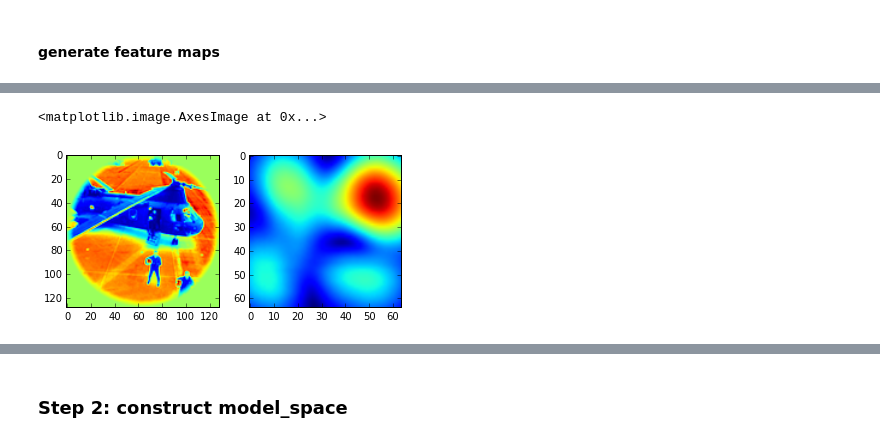
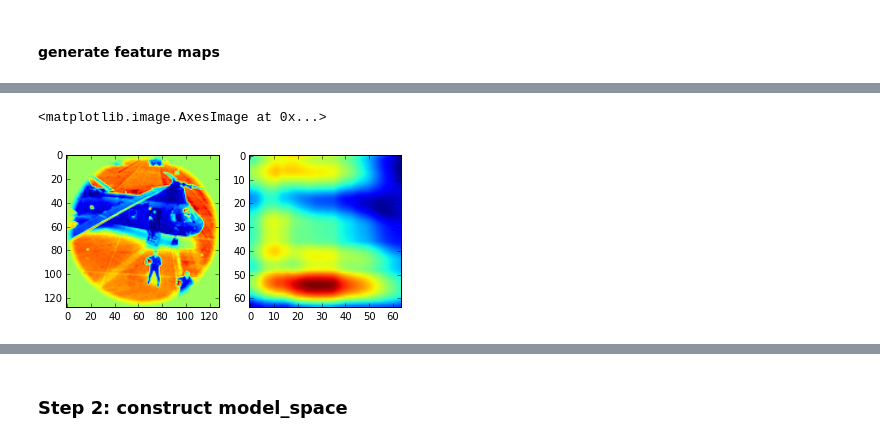
Before and after one commit to ChangdeDu/hrf_fitting, a Jupyter notebook: scripts/feature_weighted_crcns.ipynb, the cells around one changed output, grey strips where cells are left out. Cells and saved outputs as stored; diff of their text form; code cells hidden in the pictures.

```diff
--- a/scripts/feature_weighted_crcns.ipynb
+++ b/scripts/feature_weighted_crcns.ipynb
@@ -190,9 +197,9 @@ feature 63 took 27.738
 # %%
 plt.figure
 plt.subplot(1,2,1)
 plt.imshow(stimuli[-1,:,:])
 plt.subplot(1,2,2)
-plt.imshow(feature_maps[-1,15,:,:])
+plt.imshow(feature_maps[-1,0,:,:])
 # %% [output]
 <matplotlib.image.AxesImage at 0x...>
-[figure, old version]
+[figure, new version]
```
Also changed, not shown: parts of 4 cells of this notebook, 6 other files.
